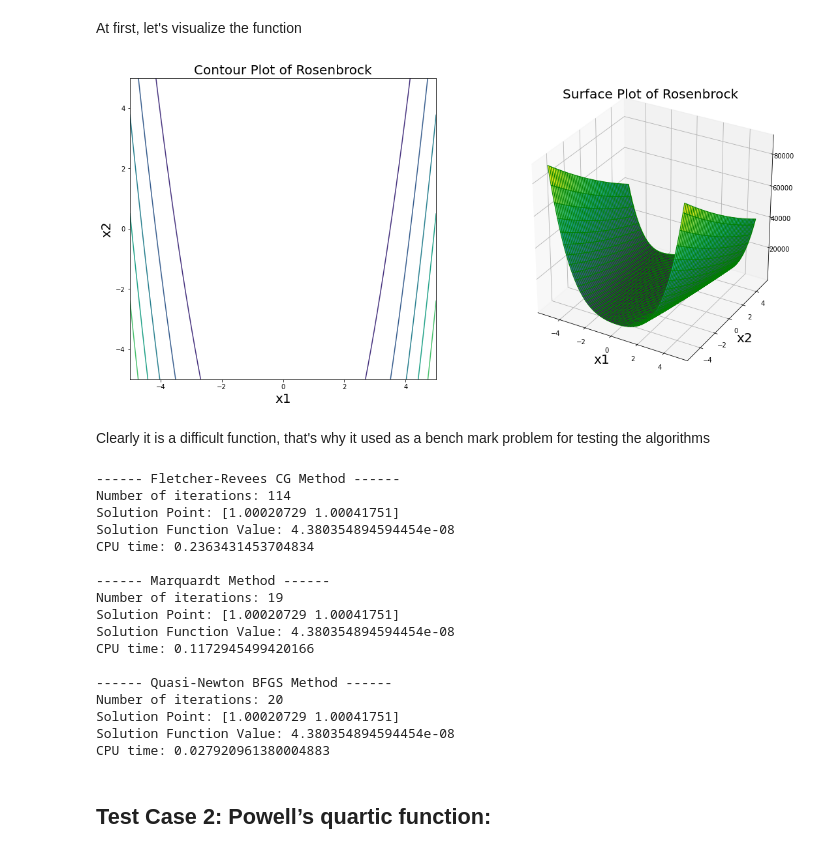
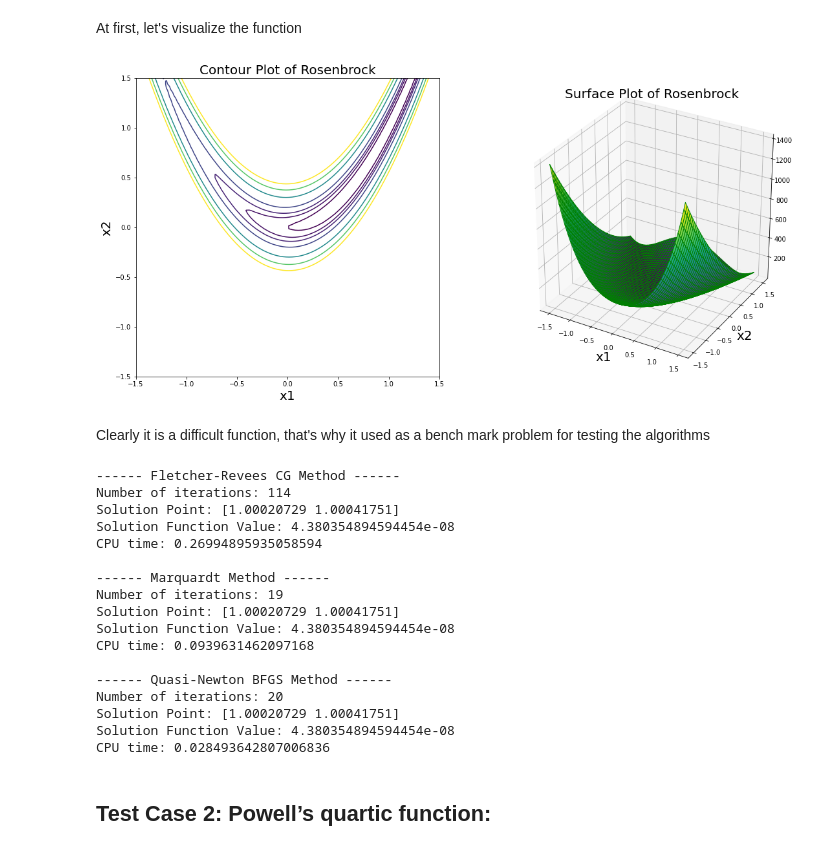
Before and after one commit to AbdelrahmanElaraby99/Unconstrained-Nonlinear-Algorithms-and-1D-search, a Jupyter notebook: MATH404_R3_Unconstrained_NonLinear_Optimization_Abdelrahman_Elaraby.ipynb, the cells around one changed output. Cells and saved outputs as stored; diff of their text form; code cells hidden in the pictures.

Commit message:
Add files via upload
edited the contour plot.

```diff
--- a/MATH404_R3_Unconstrained_NonLinear_Optimization_Abdelrahman_Elaraby.ipynb
+++ b/MATH404_R3_Unconstrained_NonLinear_Optimization_Abdelrahman_Elaraby.ipynb
@@ -594,35 +594,36 @@ At first, let's visualize the function
 # %%
 # visualizations
 fig, (ax1, ax2) = plt.subplots(1, 2)
 fig.set_size_inches(18.5, 8.5)
 #### Contour Plot
-x1 = np.linspace(-5, 5, 100)
-x2 = np.linspace(-5, 5, 100)
+x1 = np.linspace(-1.5, 1.5, 100)
+x2 = np.linspace(-1.5, 1.5, 100)
 f= lambda x:(100*(x[1] - x[0]**2)**2)+((1-x[0])**2)
 [X, Y] = np.meshgrid(x1, x2) # Creating 2-D grid of features
 Z = f([X, Y])
 
-ax1.contour(X, Y, Z)
+# ax1.contour(X, Y, Z)
+ax1.contour(X, Y, Z, [1, 2, 3, 5, 10, 15, 20])
 ax1.set_title("Contour Plot of Rosenbrock", fontsize=20)
 ax1.set_xlabel("x1", fontsize=20)
 ax1.set_ylabel("x2", fontsize=20)
 
 #### Surface Plot
 # defining surface and axes
-x = np.outer(np.linspace(-5, 5, 100), np.ones(100))
+x = np.outer(np.linspace(-1.5, 1.5, 100), np.ones(100))
 y = x.copy().T
 z = (100*(y - x**2)**2)+((1-x)**2)
 
 ax2.axis('off')
 ax2 = fig.add_subplot(122, projection='3d')
 
 ax2.plot_surface(x, y, z, cmap ='viridis', edgecolor ='green')
 ax2.set_title("Surface Plot of Rosenbrock", fontsize=20)
 ax2.set_xlabel("x1", fontsize=20)
 ax2.set_ylabel("x2", fontsize=20)
 plt.show()
 # %% [output]
-[figure, old version]
+[figure, new version]
 # %% [markdown]
 Clearly it is a difficult function, that's why it used as a bench mark problem for testing the algorithms
 # %%
@@ -670,19 +671,19 @@ print(f'CPU time: {t1}\n',)
 Number of iterations: 114
 Solution Point: [1.00020729 1.00041751]
 Solution Function Value: 4.380354894594454e-08
-CPU time: 0.2363431453704834
+CPU time: 0.26994895935058594
 
 ------ Marquardt Method ------
 Number of iterations: 19
 Solution Point: [1.00020729 1.00041751]
 Solution Function Value: 4.380354894594454e-08
-CPU time: 0.1172945499420166
+CPU time: 0.0939631462097168
 
 ------ Quasi-Newton BFGS Method ------
 Number of iterations: 20
 Solution Point: [1.00020729 1.00041751]
 Solution Function Value: 4.380354894594454e-08
-CPU time: 0.027920961380004883
+CPU time: 0.028493642807006836
 # %% [markdown]
 ## Test Case 2: Powell’s quartic function:
 # %% [markdown]
```
Also changed, not shown: parts of 1 cell of this notebook.
